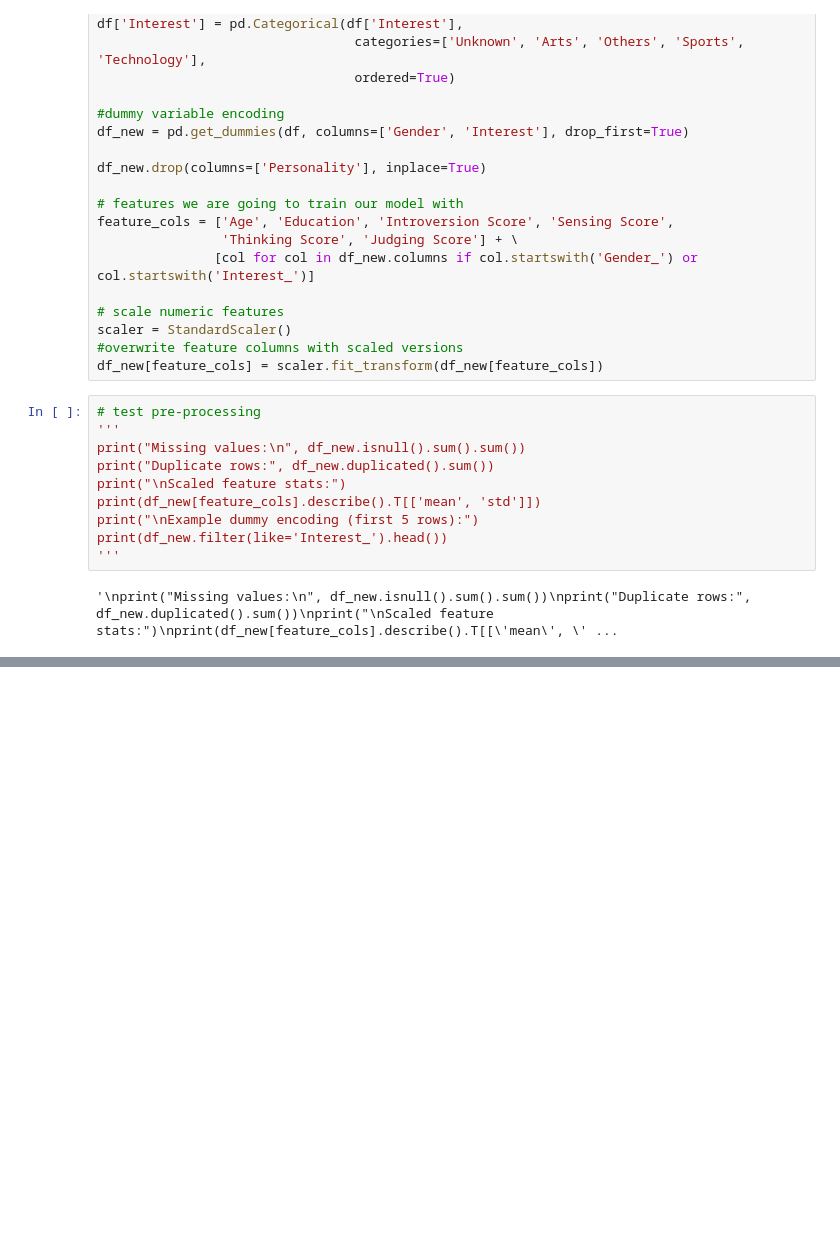
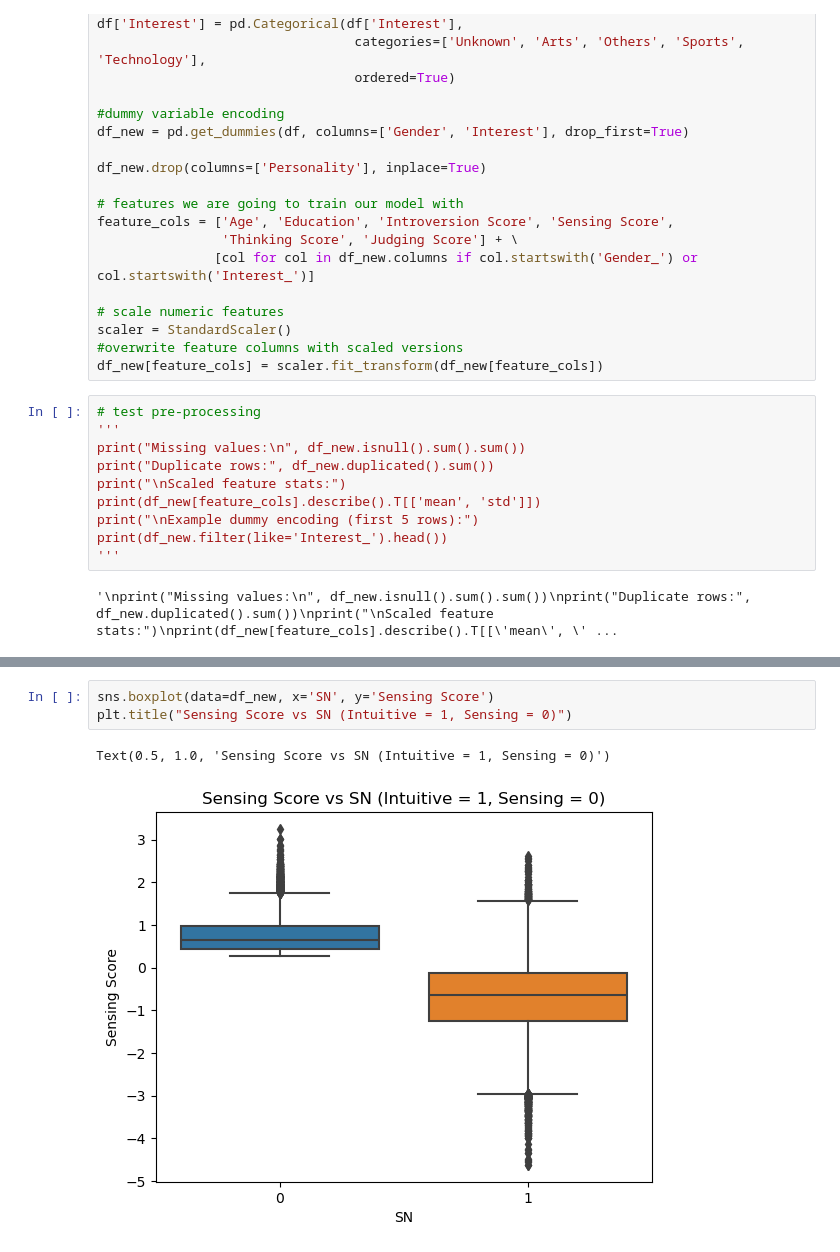
Before and after one commit to paripatel55/ML_Project, a Jupyter notebook: data.ipynb, the cells around one changed output, grey strips where cells are left out. Saved outputs shown, nothing was run; the diff lists cells and outputs as text; blank space fills up the shorter version.

```diff
--- a/data.ipynb
+++ b/data.ipynb
@@ -74,0 +114,6 @@ print(df_new.filter(like='Interest_').head())
+# %%
+sns.boxplot(data=df_new, x='SN', y='Sensing Score')
+plt.title("Sensing Score vs SN (Intuitive = 1, Sensing = 0)")
+# %% [output]
+Text(0.5, 1.0, 'Sensing Score vs SN (Intuitive = 1, Sensing = 0)')
+[figure, added]
```
Also changed, not shown: parts of 19 cells of this notebook, 1 other file.
